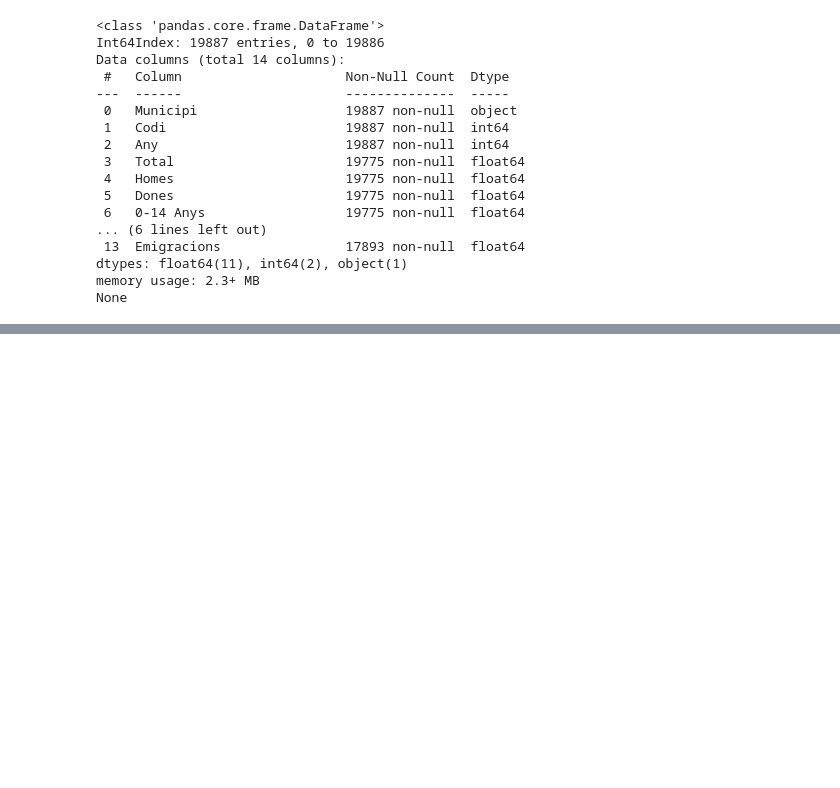
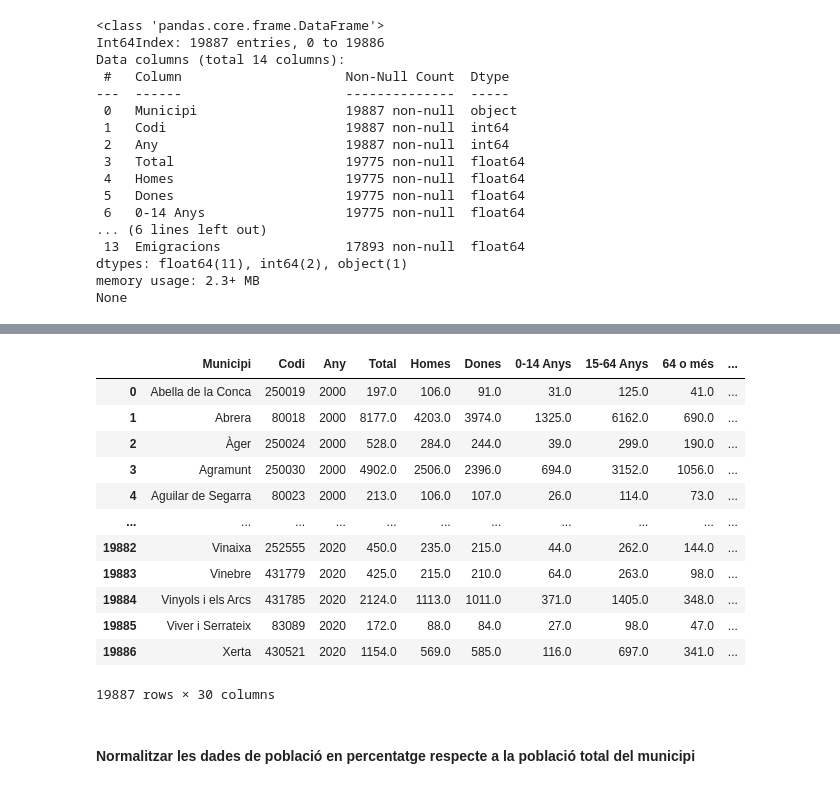
Before and after one commit to ingridperez03/pm-product, a Jupyter notebook: prediccio.ipynb, the cells around one changed output, grey strips where cells are left out. Saved outputs shown, nothing was run; the diff lists cells and outputs as text; code cells hidden in the pictures; blank space fills up the shorter version.

Commit message:
Preparació dades per prediccions

```diff
--- a/prediccio.ipynb
+++ b/prediccio.ipynb
@@ -310,0 +418,54 @@ None
+# %%
+# Població activa
+poblacio_in = indicadors.loc[indicadors["Any"] == 2011, ["Municipi", "Poblacio activa"]]
+for any in range(2012, 2021):
+    indicadors.loc[(indicadors["Any"] == any), "Poblacio activa"] = poblacio_in["Poblacio activa"].values
+# %%
+# Tipus d'Habitatge
+for ind in ["Habitatges familiars secundaris", "Habitatges familiars vacants", "Habitatges familiars altres", "Habitatges familiars principals"]:
+
+    # Any 2001
+    tipus_in = indicadors.loc[indicadors["Any"] == 2001, ["Municipi", ind]]
+    for any in range(2002, 2011):
+        indicadors.loc[(indicadors["Any"] == any), ind] = tipus_in[ind].values
+
+    # Any 2011
+    tipus_in = indicadors.loc[indicadors["Any"] == 2011, ["Municipi", ind]]
+    for any in range(2012, 2021):
+        indicadors.loc[(indicadors["Any"] == any), ind] = tipus_in[ind].values
+# %%
+# Tinença
+for ind in ["De lloguer", "De propietat"]:
+
+    # Any 2001
+    tinença_in = indicadors.loc[indicadors["Any"] == 2001, ["Municipi", ind]]
+    for any in range(2002, 2011):
+        indicadors.loc[(indicadors["Any"] == any), ind] = tinença_in[ind].values
+
+    # Any 2011
+    tinença_in = indicadors.loc[indicadors["Any"] == 2011, ["Municipi", ind]]
+    for any in range(2012, 2021):
+        indicadors.loc[(indicadors["Any"] == any), ind] = tinença_in[ind].values
+# %%
+# Densitat comercial
+comerc_in = indicadors.loc[indicadors["Any"] == 2018, ["Municipi", "Densitat comercial"]]
+for any in [2019, 2020]:
+    indicadors.loc[(indicadors["Any"] == any), "Densitat comercial"] = comerc_in["Densitat comercial"].values
+# %%
+indicadors
+# %% [output]
+|  | Municipi | Codi | Any | Total | Homes | Dones | 0-14 Anys | 15-64 Anys | 64 o més | ... |
+| 0 | Abella de la Conca | 250019 | 2000 | 197.0 | 106.0 | 91.0 | 31.0 | 125.0 | 41.0 | ... |
+| 1 | Abrera | 80018 | 2000 | 8177.0 | 4203.0 | 3974.0 | 1325.0 | 6162.0 | 690.0 | ... |
+| 2 | Àger | 250024 | 2000 | 528.0 | 284.0 | 244.0 | 39.0 | 299.0 | 190.0 | ... |
+| 3 | Agramunt | 250030 | 2000 | 4902.0 | 2506.0 | 2396.0 | 694.0 | 3152.0 | 1056.0 | ... |
+| 4 | Aguilar de Segarra | 80023 | 2000 | 213.0 | 106.0 | 107.0 | 26.0 | 114.0 | 73.0 | ... |
+| ... | ... | ... | ... | ... | ... | ... | ... | ... | ... | ... |
+| 19882 | Vinaixa | 252555 | 2020 | 450.0 | 235.0 | 215.0 | 44.0 | 262.0 | 144.0 | ... |
+| 19883 | Vinebre | 431779 | 2020 | 425.0 | 215.0 | 210.0 | 64.0 | 263.0 | 98.0 | ... |
+| 19884 | Vinyols i els Arcs | 431785 | 2020 | 2124.0 | 1113.0 | 1011.0 | 371.0 | 1405.0 | 348.0 | ... |
+| 19885 | Viver i Serrateix | 83089 | 2020 | 172.0 | 88.0 | 84.0 | 27.0 | 98.0 | 47.0 | ... |
+| 19886 | Xerta | 430521 | 2020 | 1154.0 | 569.0 | 585.0 | 116.0 | 697.0 | 341.0 | ... |
+19887 rows × 30 columns
+# %% [markdown]
+#### Normalitzar les dades de població en percentatge respecte a la població total del municipi
```
Also changed, not shown: parts of 28 cells of this notebook, 2 other files.
